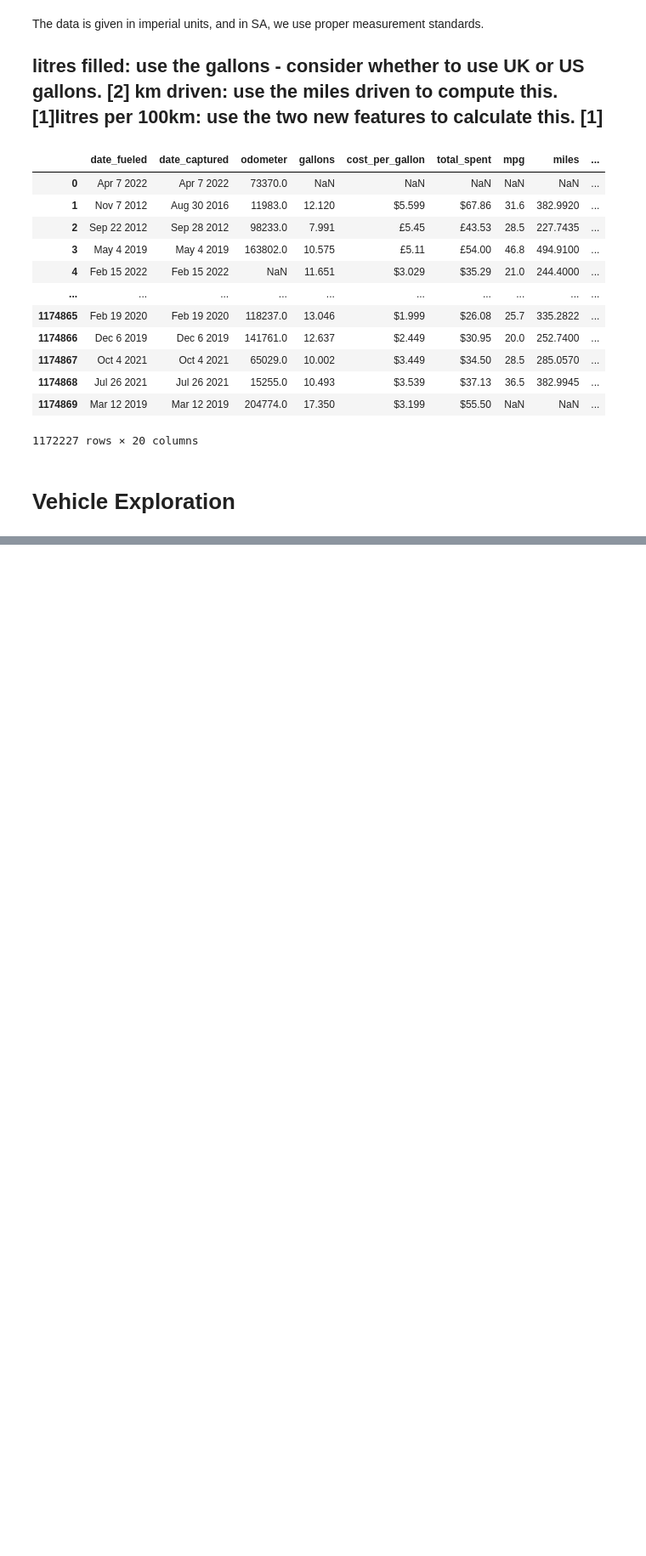
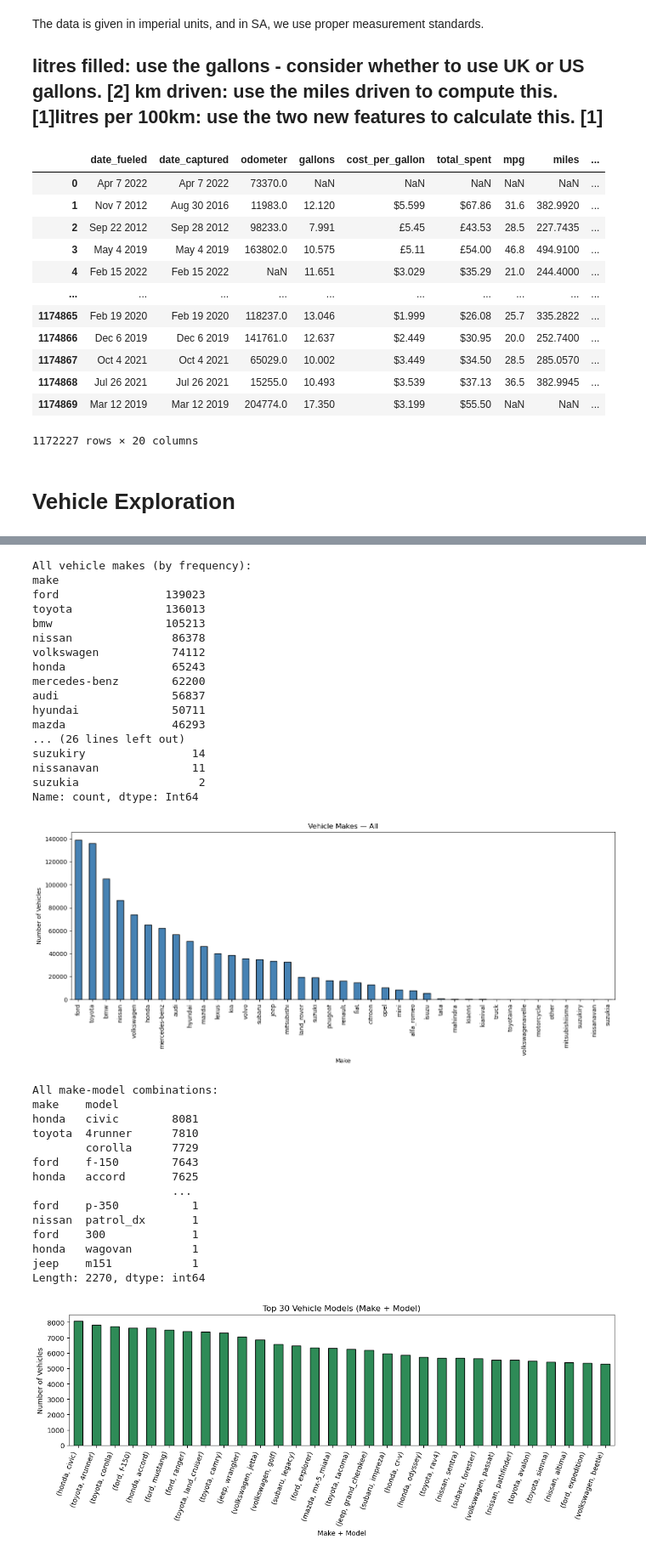
Before and after one commit to WitsPram/IDVE-assignment, a Jupyter notebook: cleaning.ipynb, the cells around one changed output, grey strips where cells are left out. Shown at 85% size. Drawn from its saved outputs; the diff is of its cells as text; code cells hidden in the pictures; blank space fills up the shorter version.

```diff
--- a/cleaning.ipynb
+++ b/cleaning.ipynb
@@ -679,0 +793,63 @@ df
+# %%
+#3.4
+#Count by make only
+make_counts = df["make"].value_counts()
+print("All vehicle makes (by frequency):")
+print(make_counts)
+plt.figure(figsize=(14,6))
+make_counts.plot(kind="bar", color="steelblue", edgecolor="black")
+plt.title("Vehicle Makes — All")
+plt.xlabel("Make")
+plt.ylabel("Number of Vehicles")
+plt.xticks(rotation=90)
+plt.tight_layout()
+plt.show()
+
+#Count by (make, model) pairs
+modelcounts = df.groupby(["make", "model"]).size().sort_values(ascending=False)
+print("\nAll make-model combinations:")
+print(model_counts)
+#Plot just the top 30
+topn = 30
+plt.figure(figsize=(12,5))
+modelcounts.head(topn).plot(kind="bar", color="seagreen", edgecolor="black")
+plt.title(f"Top {topn} Vehicle Models (Make + Model)")
+plt.xlabel("Make + Model")
+plt.ylabel("Number of Vehicles")
+plt.xticks(rotation=70, ha="right")
+plt.tight_layout()
+plt.show()
+# %% [output]
+All vehicle makes (by frequency):
+make
+ford                139023
+toyota              136013
+bmw                 105213
+nissan               86378
+volkswagen           74112
+honda                65243
+mercedes-benz        62200
+audi                 56837
+hyundai              50711
+mazda                46293
+... (26 lines left out)
+suzukiry                14
+nissanavan              11
+suzukia                  2
+Name: count, dtype: Int64
+[figure, added]
+All make-model combinations:
+make    model
+honda   civic        8081
+toyota  4runner      7810
+        corolla      7729
+ford    f-150        7643
+honda   accord       7625
+                     ...
+ford    p-350           1
+nissan  patrol_dx       1
+ford    300             1
+honda   wagovan         1
+jeep    m151            1
+Length: 2270, dtype: int64
+[figure, added]
```
Also changed, not shown: parts of 5 cells of this notebook.
